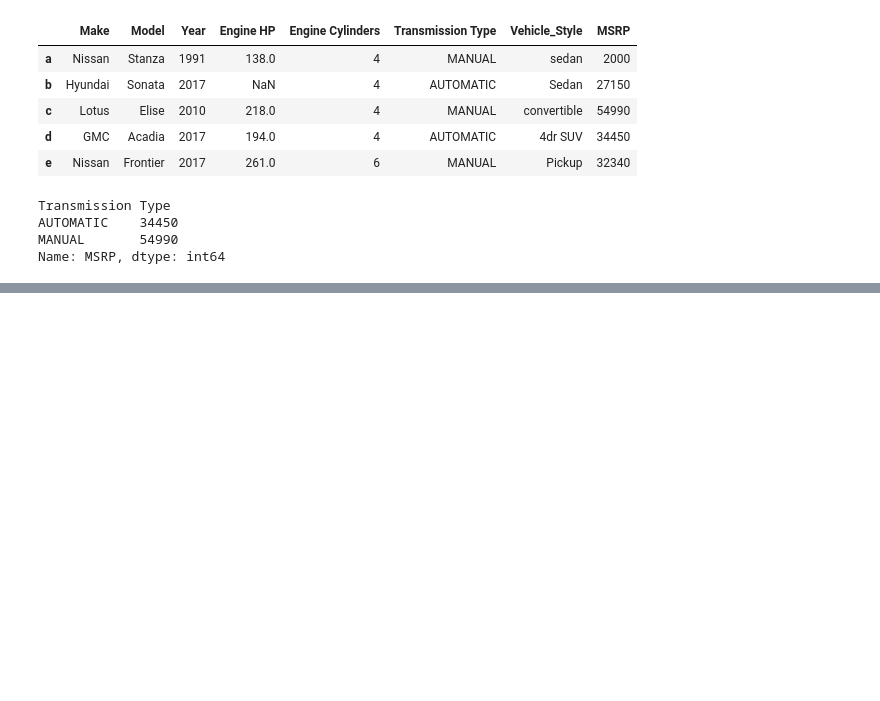
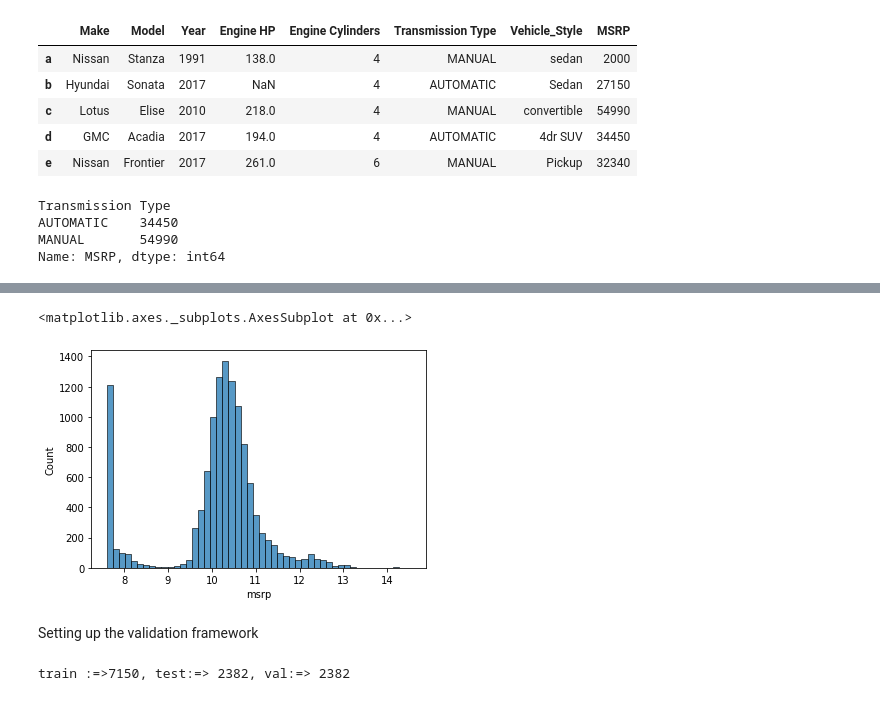
Before and after one commit to rvjh/PythonPractice, a Jupyter notebook: PythonCoding12102022.ipynb, the cells around one changed output, grey strips where cells are left out. Cells and saved outputs as stored; diff of their text form; code cells hidden in the pictures; blank space fills up the shorter version.

```diff
--- a/PythonCoding12102022.ipynb
+++ b/PythonCoding12102022.ipynb
@@ -712,0 +972,16 @@ Name: MSRP, dtype: int64
+# %%
+sns.histplot(price_logs, bins=50)
+# %% [output]
+<matplotlib.axes._subplots.AxesSubplot at 0x...>
+[figure, added]
+# %% [markdown]
+Setting up the validation framework
+# %%
+n = len(df)
+n_val = int(n * 0.2)
+n_test = int(n * 0.2)
+n_train = n - n_val - n_test
+
+print(f"train :=>{n_train}, test:=> {n_test}, val:=> {n_val}")
+# %% [output]
+train :=>7150, test:=> 2382, val:=> 2382
```
Also changed, not shown: parts of 33 cells of this notebook.
